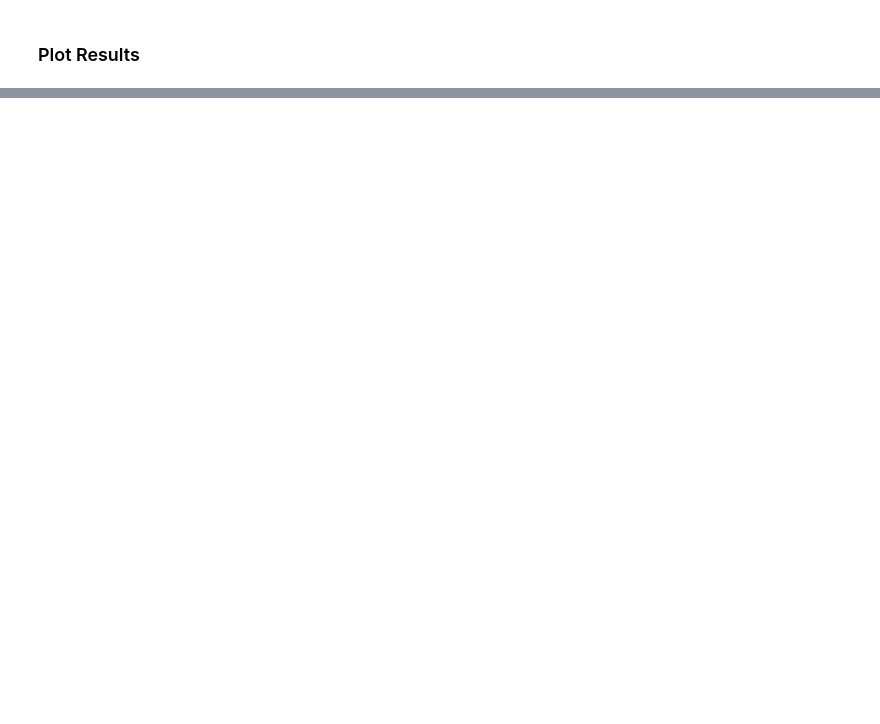
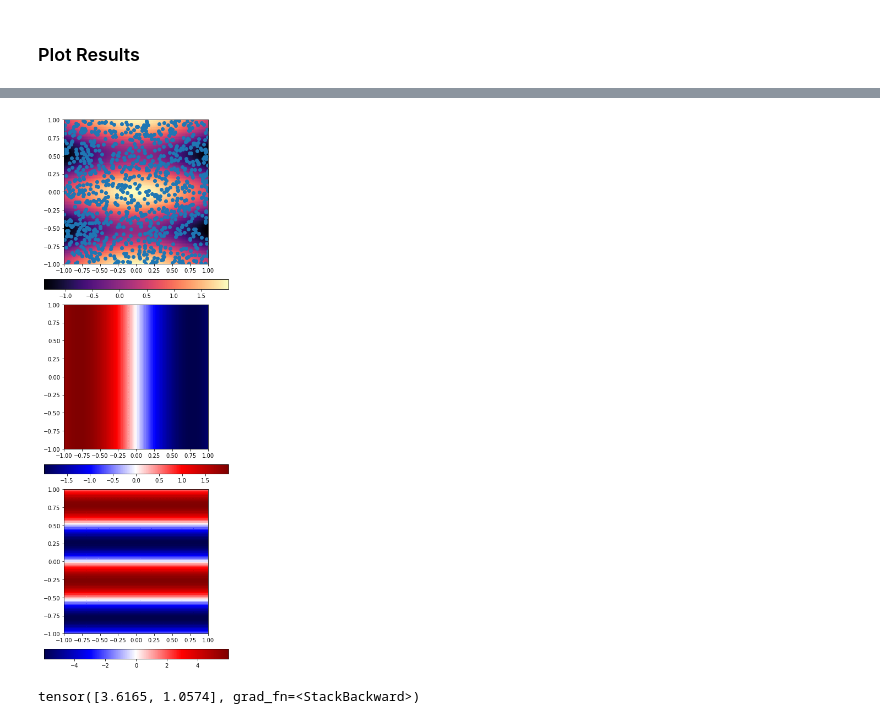
Before and after one commit to hsilver/gpr_examples, a Jupyter notebook: HS_GPyTorch_Intro.ipynb, the cells around one changed output, grey strips where cells are left out. Drawn from its saved outputs; the diff is of its cells as text; code cells hidden in the pictures; blank space fills up the shorter version.

```diff
--- a/HS_GPyTorch_Intro.ipynb
+++ b/HS_GPyTorch_Intro.ipynb
@@ -301,0 +337,46 @@ plt.fill_between(Xtest,
+# %%
+#Sample Input and Output Grids
+Nsamps = 1000
+Xdata2d = torch.rand((Nsamps,2))*2 - 1
+Ydata2d = (torch.cos(freq1*Xdata2d[:,0]) \
+            + torch.cos(freq2*Xdata2d[:,1]) \
+            + 0.1*torch.randn(Xdata2d.shape[0]))
+
+#Uncertainties:
+Ydata2d_sigma = 0.01*torch.randn(size=Ydata2d.shape) + 0.1
+# %%
+fig2d, ax2d = plt.subplots(ncols=1, nrows=6, gridspec_kw={"height_ratios":[15,1,15,1,15,1]})
+fig2d.set_figheight(18)
+fig2d.set_figwidth(6)
+
+ax_im = ax2d[0]
+ax_cbar = ax2d[1]
+
+ax_dYdX1 = ax2d[2]
+ax_dYdX1_cbar = ax2d[3]
+
+ax_dYdX2 = ax2d[4]
+ax_dYdX2_cbar = ax2d[5]
+
+
+ax_im.set_aspect('equal')
+ax_dYdX1.set_aspect('equal')
+ax_dYdX2.set_aspect('equal')
+
+im_Y_exact= ax_im.pcolormesh(X1_edges_mesh_exact.numpy(), X2_edges_mesh_exact.numpy(),
+                             Y_mesh_exact.numpy(), cmap='magma')
+im_Y_dYdX1= ax_dYdX1.pcolormesh(X1_edges_mesh_exact.numpy(), X2_edges_mesh_exact.numpy(),
+                                dYdX1_mesh_exact.numpy(), cmap='seismic')
+im_Y_dYdX2= ax_dYdX2.pcolormesh(X1_edges_mesh_exact.numpy(), X2_edges_mesh_exact.numpy(),
+                                dYdX2_mesh_exact.numpy(), cmap='seismic')
+
+ax_im.scatter(Xdata2d.numpy()[:,0], Xdata2d.numpy()[:,1])
+
+cb_exact = fig2d.colorbar(im_Y_exact, cax=ax_cbar,orientation='horizontal')
+cb_dYdX1 = fig2d.colorbar(im_Y_dYdX1, cax=ax_dYdX1_cbar,orientation='horizontal')
+cb_dYdX2 = fig2d.colorbar(im_Y_dYdX2, cax=ax_dYdX2_cbar,orientation='horizontal')
+ax_im.set_xlim(-1,1)
+ax_im.set_ylim(-1,1)
+plt.show()
+# %% [output]
+[figure, added]
@@ -301,0 +431,5 @@ plt.fill_between(Xtest,
+# %%
+torch.stack([kernel.lengthscale[0,0]\
+              for kernel in model_2D.covar_module.base_kernel.kernels])
+# %% [output]
+tensor([3.6165, 1.0574], grad_fn=<StackBackward>)
```
Also changed, not shown: parts of 30 cells of this notebook, 1 other file.
